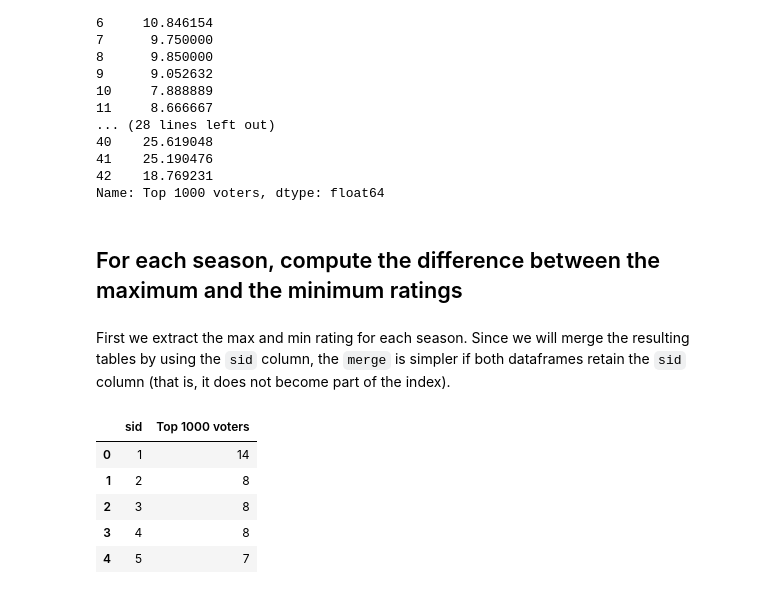
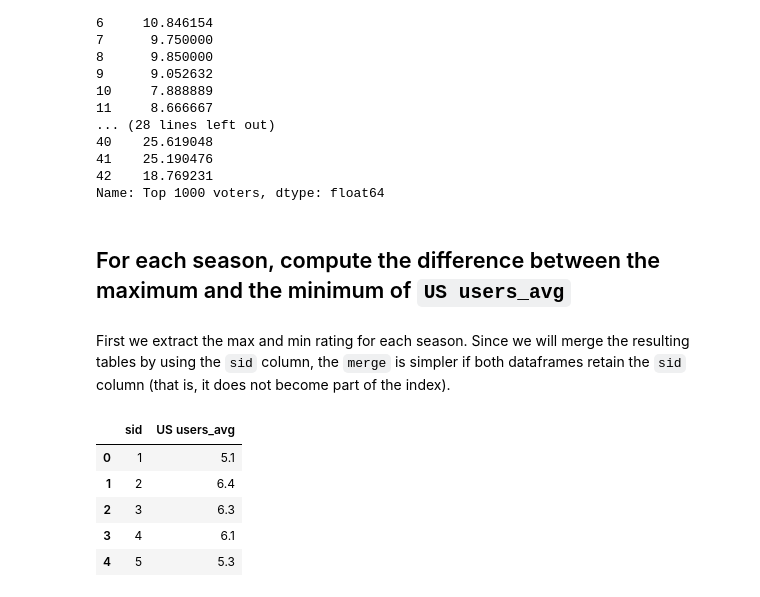
Before and after one commit to gdv/foundationsCS, a Jupyter notebook: teachers/py-08-merging.ipynb, the cells around one changed output. Cells and saved outputs as stored; diff of their text form; code cells hidden in the pictures.

```diff
--- a/teachers/py-08-merging.ipynb
+++ b/teachers/py-08-merging.ipynb
@@ -170,17 +186,17 @@ sid
 42    18.769231
 Name: Top 1000 voters, dtype: float64
 # %% [markdown]
-##  For each season, compute the difference between the maximum and the minimum ratings
+##  For each season, compute the difference between the maximum and the minimum of `US users_avg`
 # %% [markdown]
 First we extract the max and min rating for each season. Since we will merge the resulting tables by using the `sid` column, the `merge` is simpler if both dataframes retain the `sid` column (that is, it does not become part of the index).
 # %%
-mins = ratings.groupby("sid", as_index = False)["Top 1000 voters"].min()
+mins = ratings.groupby("sid", as_index = False)["US users_avg"].min()
 mins.head()
 # %% [output]
-|  | sid | Top 1000 voters |
-| 0 | 1 | 14 |
-| 1 | 2 | 8 |
-| 2 | 3 | 8 |
-| 3 | 4 | 8 |
-| 4 | 5 | 7 |
+|  | sid | US users_avg |
+| 0 | 1 | 5.1 |
+| 1 | 2 | 6.4 |
+| 2 | 3 | 6.3 |
+| 3 | 4 | 6.1 |
+| 4 | 5 | 5.3 |
 # %%
```
Also changed, not shown: parts of 4 cells of this notebook, 2 other files.
